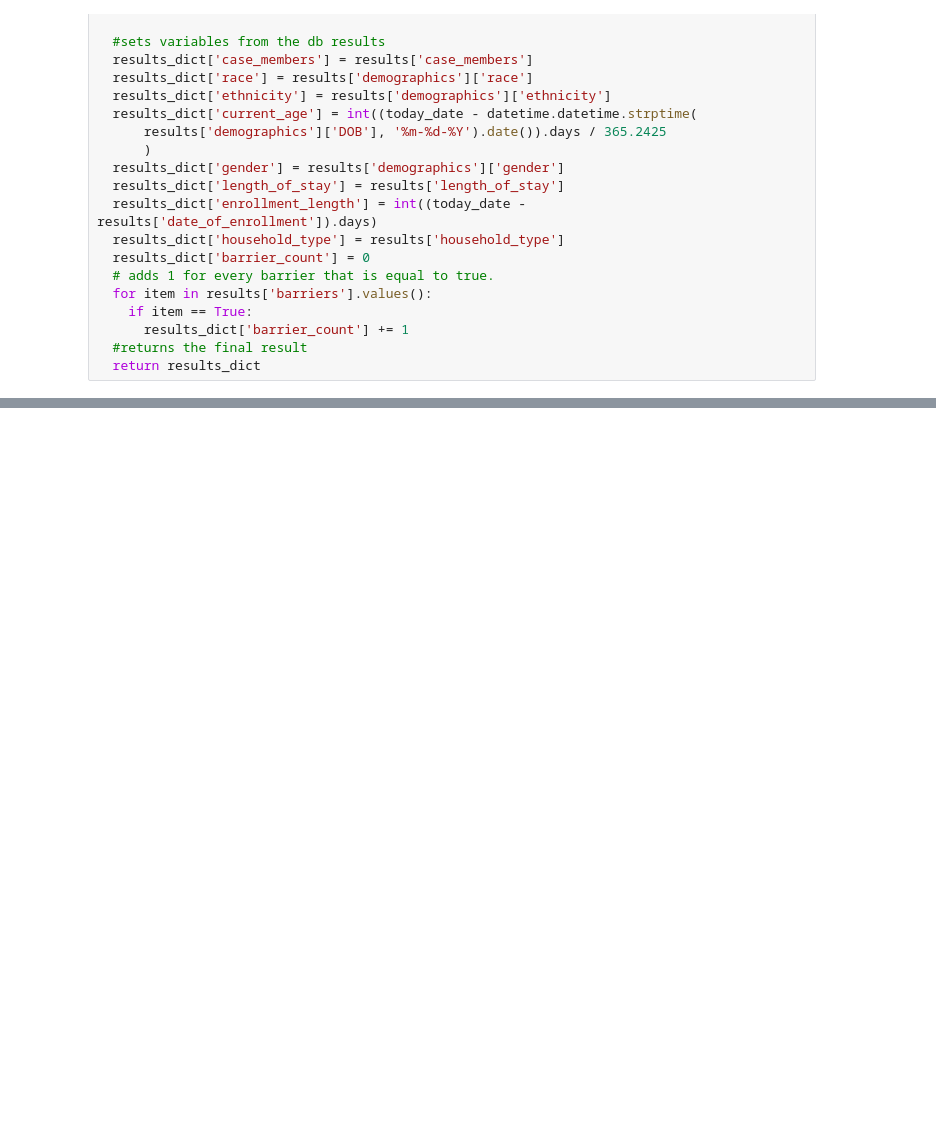
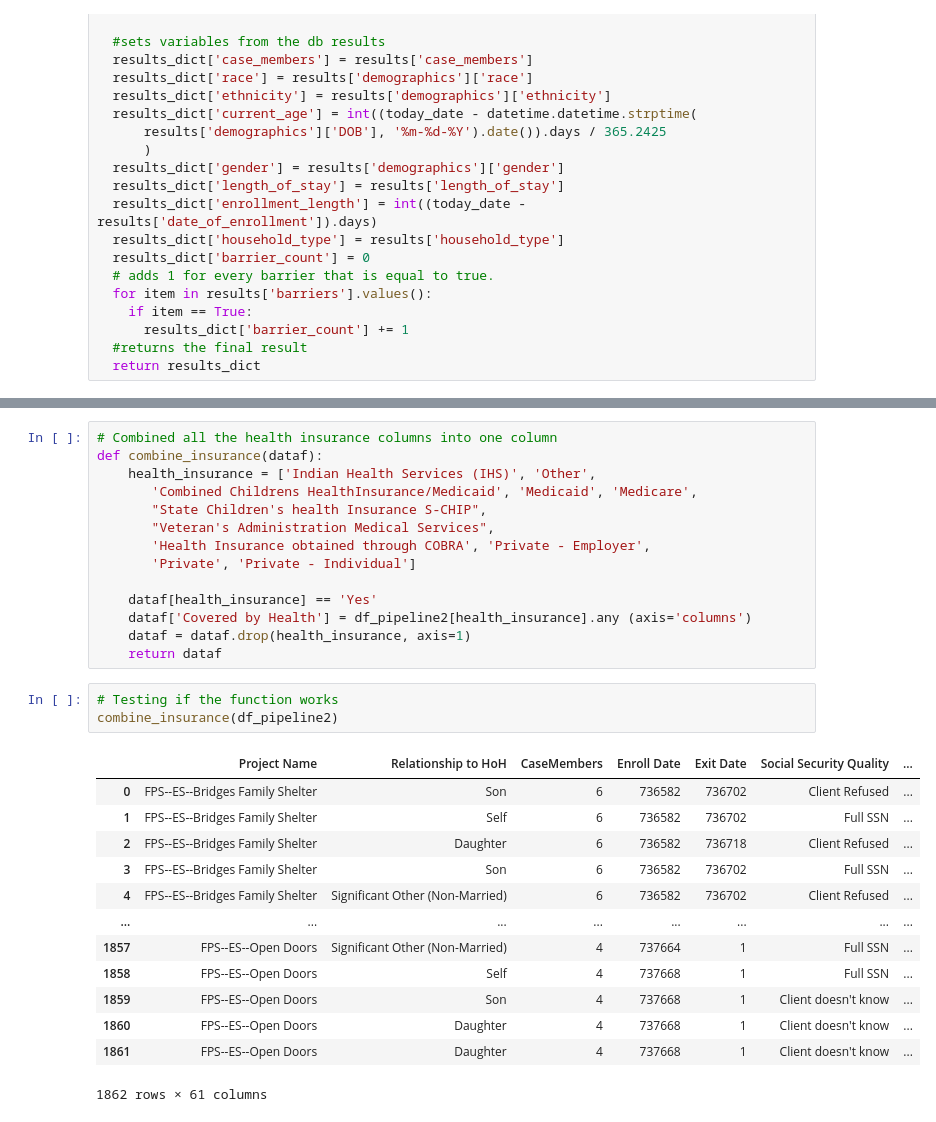
Before and after one commit to BloomTech-Labs/deprecated-labs31-family-promise-spokane-ds-a, a Jupyter notebook: notebooks/Data_Visualizations_Omar.ipynb, the cells around one changed output, grey strips where cells are left out. Saved outputs shown, nothing was run; the diff lists cells and outputs as text; blank space fills up the shorter version.

```diff
--- a/notebooks/Data_Visualizations_Omar.ipynb
+++ b/notebooks/Data_Visualizations_Omar.ipynb
@@ -570,0 +482,31 @@ LINE 1: SELECT * FROM members where id = {'member_id': 2}
+# %%
+# Combined all the health insurance columns into one column
+def combine_insurance(dataf):
+    health_insurance = ['Indian Health Services (IHS)', 'Other',
+       'Combined Childrens HealthInsurance/Medicaid', 'Medicaid', 'Medicare',
+       "State Children's health Insurance S-CHIP",
+       "Veteran's Administration Medical Services",
+       'Health Insurance obtained through COBRA', 'Private - Employer',
+       'Private', 'Private - Individual']
+
+    dataf[health_insurance] == 'Yes'
+    dataf['Covered by Health'] = df_pipeline2[health_insurance].any (axis='columns')
+    dataf = dataf.drop(health_insurance, axis=1)
+    return dataf
+# %%
+# Testing if the function works
+combine_insurance(df_pipeline2)
+# %% [output]
+|  | Project Name | Relationship to HoH | CaseMembers | Enroll Date | Exit Date | Social Security Quality | ... |
+| 0 | FPS--ES--Bridges Family Shelter | Son | 6 | 736582 | 736702 | Client Refused | ... |
+| 1 | FPS--ES--Bridges Family Shelter | Self | 6 | 736582 | 736702 | Full SSN | ... |
+| 2 | FPS--ES--Bridges Family Shelter | Daughter | 6 | 736582 | 736718 | Client Refused | ... |
+| 3 | FPS--ES--Bridges Family Shelter | Son | 6 | 736582 | 736702 | Full SSN | ... |
+| 4 | FPS--ES--Bridges Family Shelter | Significant Other (Non-Married) | 6 | 736582 | 736702 | Client Refused | ... |
+| ... | ... | ... | ... | ... | ... | ... | ... |
+| 1857 | FPS--ES--Open Doors | Significant Other (Non-Married) | 4 | 737664 | 1 | Full SSN | ... |
+| 1858 | FPS--ES--Open Doors | Self | 4 | 737668 | 1 | Full SSN | ... |
+| 1859 | FPS--ES--Open Doors | Son | 4 | 737668 | 1 | Client doesn't know | ... |
+| 1860 | FPS--ES--Open Doors | Daughter | 4 | 737668 | 1 | Client doesn't know | ... |
+| 1861 | FPS--ES--Open Doors | Daughter | 4 | 737668 | 1 | Client doesn't know | ... |
+1862 rows × 61 columns
```
Also changed, not shown: parts of 63 cells of this notebook, 1 other file.
